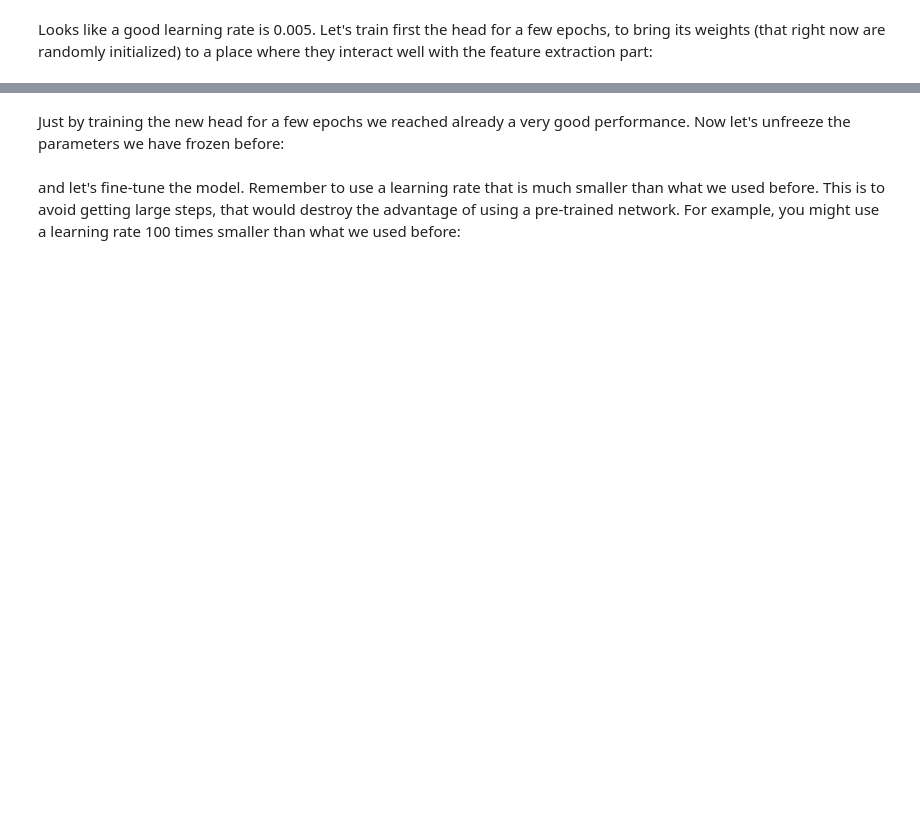
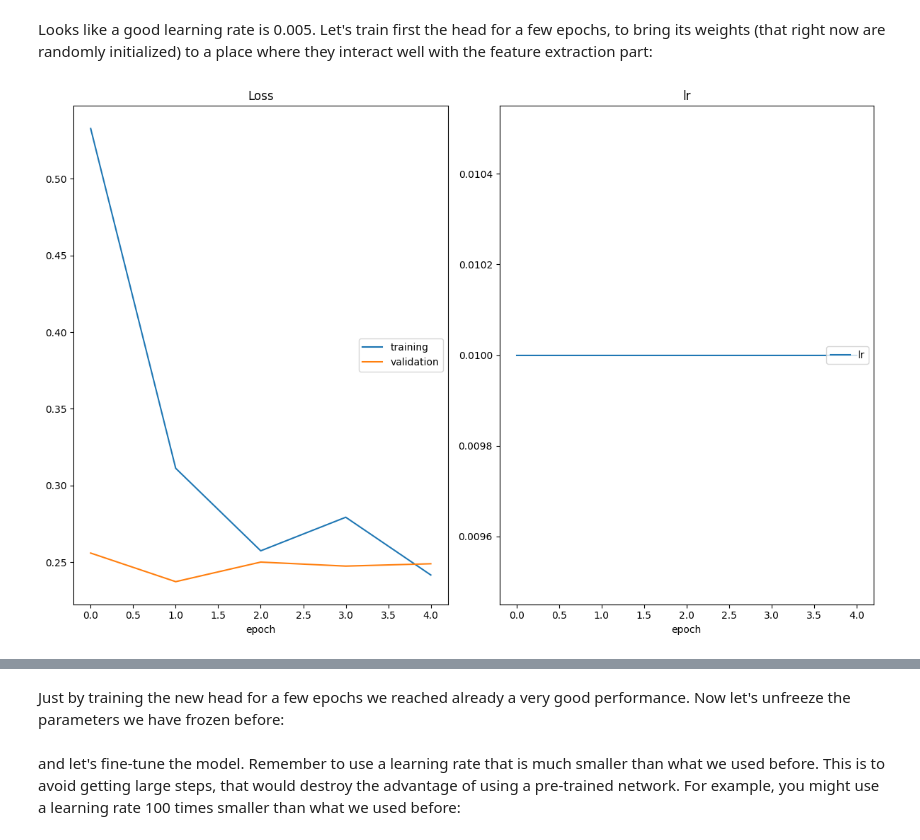
Before and after one commit to LastExile16/DeepLearning, a Jupyter notebook: 2. CNN/Transfer Learning/transfer_learning.ipynb, the cells around one changed output, grey strips where cells are left out. Cells and saved outputs as stored; diff of their text form; code cells hidden in the pictures; blank space fills up the shorter version.

```diff
--- a/2. CNN/Transfer Learning/transfer_learning.ipynb
+++ b/2. CNN/Transfer Learning/transfer_learning.ipynb
@@ -133,20 +110,23 @@ _ = plt.ylim([1.57, 1.75])
 Looks like a good learning rate is 0.005. Let's train first the head for a few epochs, to bring its weights (that right now are randomly initialized) to a place where they interact well with the feature extraction part:
 # %%
 n_epochs = 5
-lr = 0.005
+# lr = 0.005
+lr = 0.01
 
 # Create an Adam optimizer that uses the learning rate in the
 # variable lr
-optimizer = # YOUR CODE HERE
+optimizer = torch.optim.Adam(model.parameters(), lr) # YOUR CODE HERE
 
 optimize(
     data_loaders,
     model,
     optimizer,
     loss,
     n_epochs,
     'initial.pt',
     interactive_tracking=True
 )
+# %% [output]
+[figure, added]
 # %%
 _ = one_epoch_test(data_loaders['valid'], model, loss)
```
Also changed, not shown: parts of 9 cells of this notebook, 4 other files.
